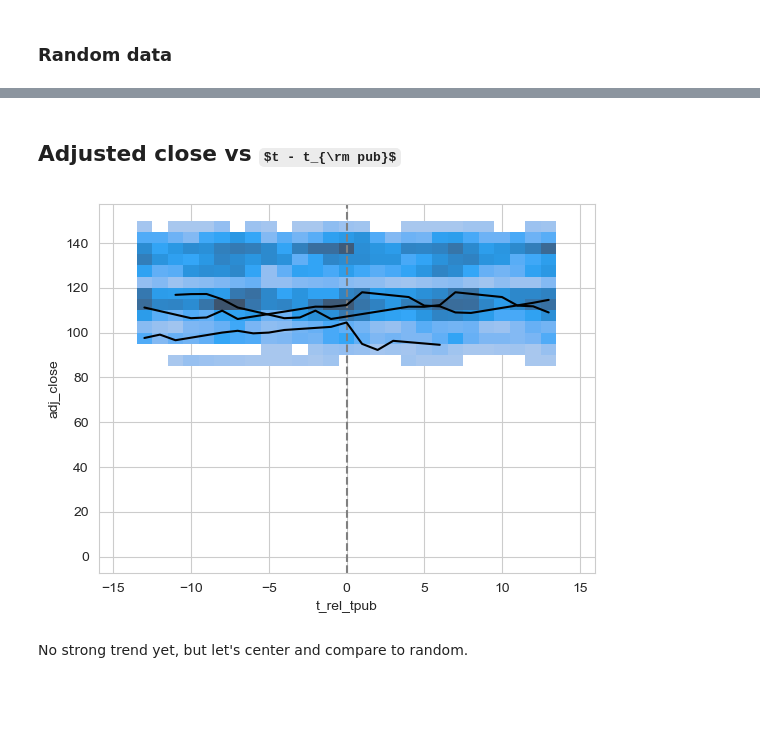
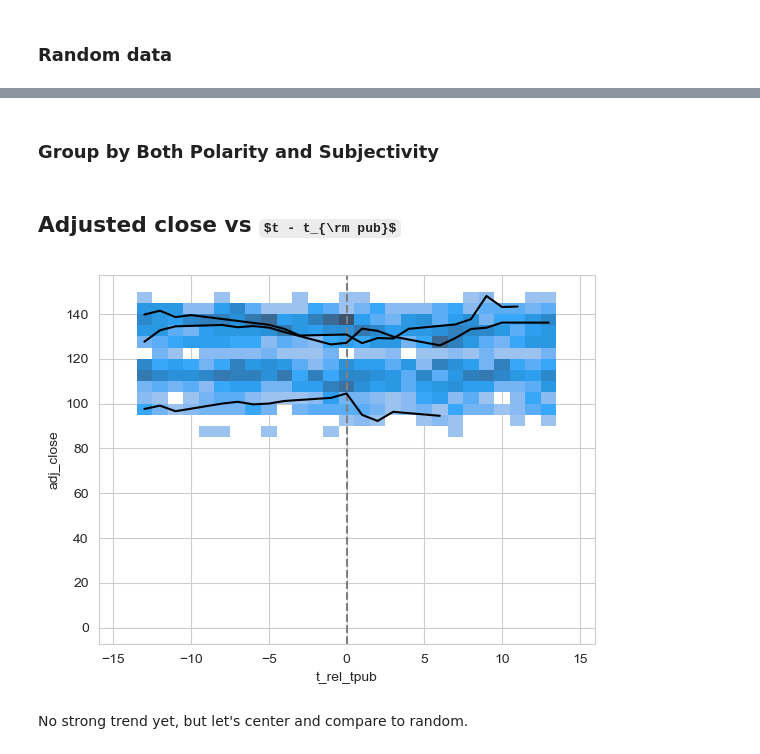
Before and after one commit to zhafen/markets-and-the-media, a Jupyter notebook: exploratory_data_analysis/visualize.ipynb, the cells around one changed output, grey strips where cells are left out. Saved outputs shown, nothing was run; the diff lists cells and outputs as text; code cells hidden in the pictures; some formulas as TeX source; blank space fills up the shorter version.

```diff
--- a/exploratory_data_analysis/visualize.ipynb
+++ b/exploratory_data_analysis/visualize.ipynb
@@ -66,3 +90,5 @@ markets_data['AdjClose'] = markets_data['Close'] - markets_data['Dividends'] - m
+# %%
+media_data['subjectivity_cut'] = pd.qcut( media_data['subjectivity'], pm['n_cut_quantiles'], precision=2 )
 # %% [markdown]
 # Stock vs time of publication
 # %% [markdown]
@@ -73,8 +99,13 @@ markets_data['AdjClose'] = markets_data['Close'] - markets_data['Dividends'] - m
 times = []
 closings = []
 closing_diffs = []
-polarities = []
-sentiments = []
+columns_to_tile = [
+    'polarity',
+    'subjectivity',
+    'polarity_cut',
+    'subjectivity_cut',
+]
+tiled_columns = {}
 
 i_broken = []
 
@@ -110,18 +141,19 @@ for i in media_data.index:
     closing_diffs.append( closing_diff )
 
     # We project these into an array for consistent array sizes, useful for later filtering of data
-    polarities.append( np.full( closing.shape, media_data.loc[i,'Polarity'] ) )
-    sentiments.append( np.full( closing.shape, media_data.loc[i,'Sentiment'] ) )
+    for column in columns_to_tile:
+        if column not in tiled_columns:
+            tiled_columns[column] = []
+        tiled_columns[column].append( np.full( closing.shape, media_data.loc[i,column] ) )
 # %%
-df_stacked = pd.DataFrame(
-    data={
-        't_rel_tpub': np.hstack( times ),
-        'adj_close': np.hstack( closings ),
-        'adj_close_diff': np.hstack( closing_diffs ),
-        'polarity': np.hstack( polarities ),
-        'sentiment': np.hstack( sentiments ),
-    }
-)
+stacked_data = {
+    't_rel_tpub': np.hstack( times ),
+    'adj_close': np.hstack( closings ),
+    'adj_close_diff': np.hstack( closing_diffs ),
+}
+for column, item in tiled_columns.items():
+    stacked_data[column] = np.hstack( item )
+stacked = pd.DataFrame( data=stacked_data )
 # %% [markdown]
 ### Random data
 # %%
@@ -171,0 +208,2 @@ media_data_grouped = media_data.groupby(pd.cut( media_data['Polarity'], pm['pola
+# %% [markdown]
+### Group by Both Polarity and Subjectivity
@@ -172,3 +214,7 @@ media_data_grouped = media_data.groupby(pd.cut( media_data['Polarity'], pm['pola
+# %%
+# And now combined
+stacked['combined_cut'] = stacked.apply( lambda row: ( row['polarity_cut'], row['subjectivity_cut'] ), axis=1 )
+stacked_combined = stacked.groupby( 'combined_cut' )
 # %% [markdown]
 ## Adjusted close vs $t - t_{\rm pub}$
 # %%
@@ -178,31 +224,31 @@ close_bins = np.arange( 0, markets_data['AdjClose'].max() + pm['bin_size_close']
 # %%
 fig = plt.figure()
 ax = plt.gca()
 
 sns.histplot(
-    data=df_stacked,
+    data=stacked,
     x='t_rel_tpub',
     y='adj_close',
     bins = ( time_bins, close_bins ),
     ax = ax,
 )
 
 ax.axvline(
     0,
     color = '0.5',
     linestyle = '--',
 )
 
 # Plot n_overplotted individual histories
-i_pubs = rng.choice( media_data.index, pm['n_overplot'] )
+i_pubs = rng.choice( range(len(times)), pm['n_overplot'] )
 for i in i_pubs:
     ax.plot(
         times[i],
         closings[i],
         color = 'k',
     )
 # %% [output]
-[figure, old version]
+[figure, new version]
 # %% [markdown]
 No strong trend yet, but let's center and compare to random.
 # %% [markdown]
```
Also changed, not shown: parts of 28 cells of this notebook.
